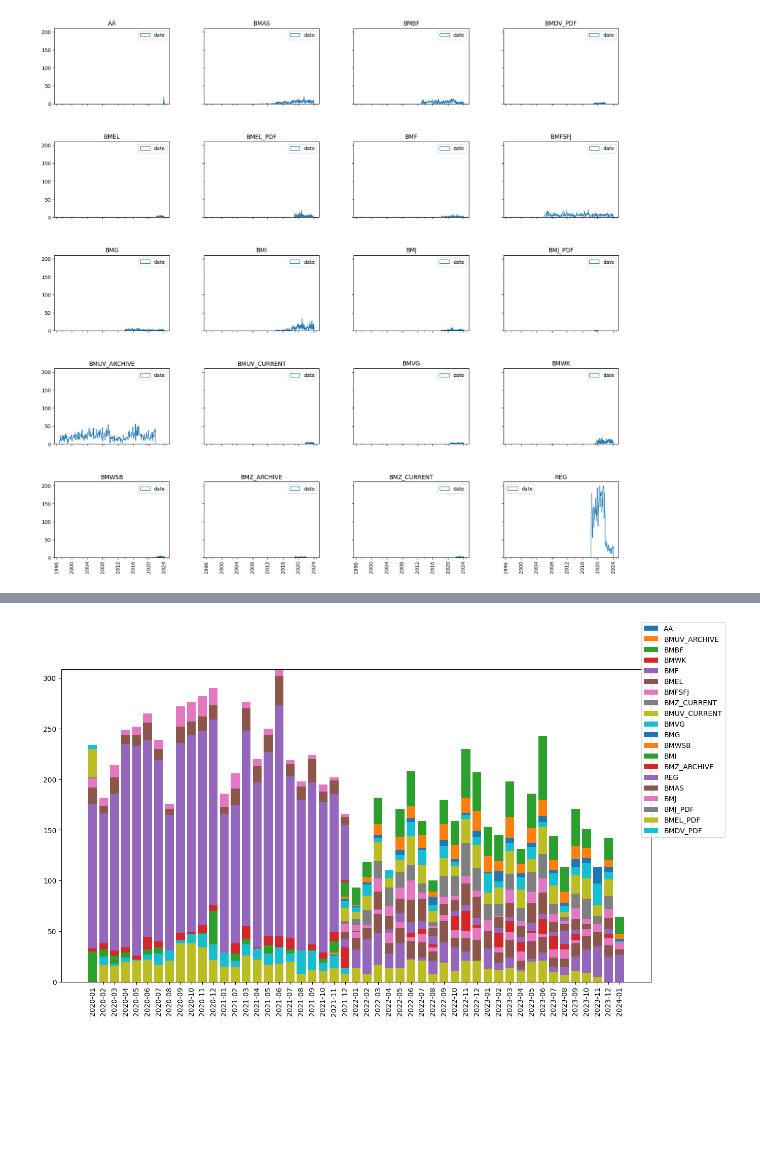
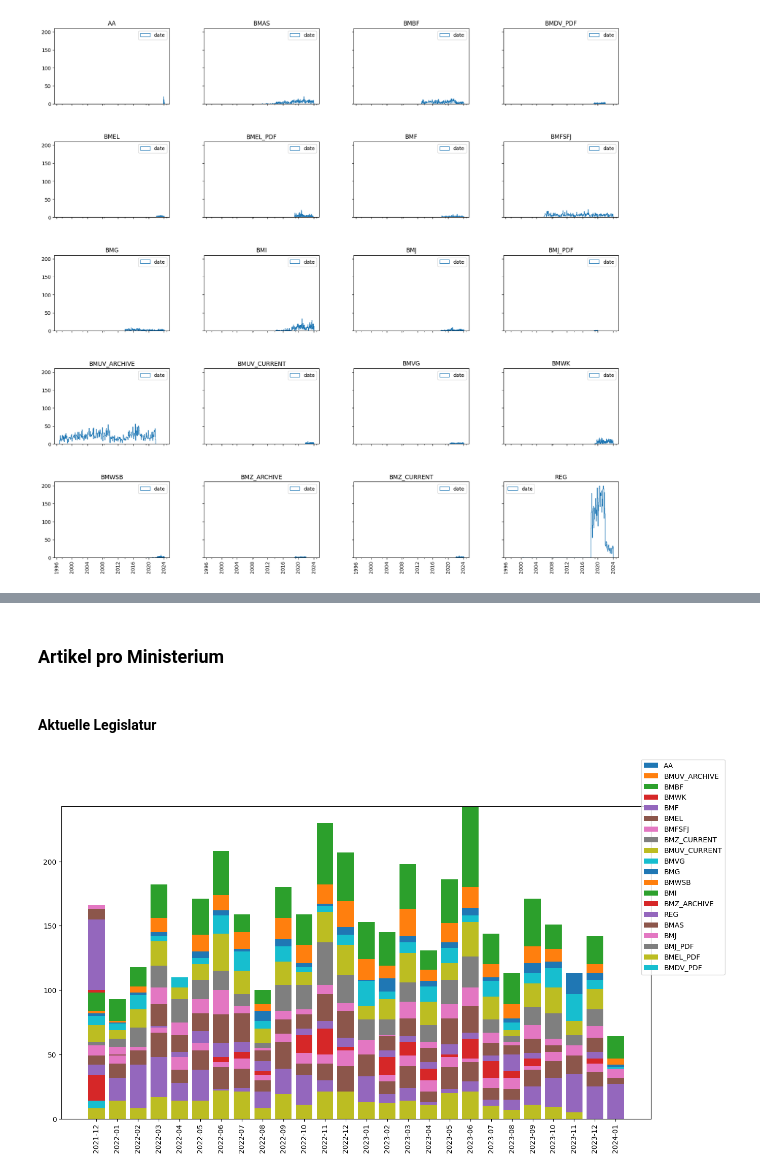
Before and after one commit to TimRepke/pressemeldungen, a Jupyter notebook: 02_Exploration/Overview.ipynb, the cells around one changed output, grey strips where cells are left out. Cells and saved outputs as stored; diff of their text form; code cells hidden in the pictures; blank space fills up the shorter version.

```diff
--- a/02_Exploration/Overview.ipynb
+++ b/02_Exploration/Overview.ipynb
@@ -92,0 +100,4 @@ dfc
+# %%
+# Filtering
+df['grp'] = [i.strftime('%Y-%m') if i else None for i in df['date']]
+dff = df[df['grp'] >= '2021-12']
@@ -155,0 +239,10 @@ cnts
+# %%
+df['grp'] = [i.strftime('%Y-%m') if i else None for i in df['date']]
+cnts = df.groupby('grp').count()
+
+plt.figure(figsize=(15, 6))
+plt.bar(cnts.index, cnts['ministry'], label='total')
+plt.bar(cnts.index, cnts['contains_klima'], label='klima')
+plt.legend()
+plt.xticks(rotation=90)
+plt.show()
@@ -156,17 +251,21 @@ cnts
+# %% [markdown]
+### Artikel pro Ministerium
+# %% [markdown]
+#### Aktuelle Legislatur
 # %%
 df['grp'] = [i.strftime('%Y-%m') if i else None for i in df['date']]
-basefilter = df['grp'] >= '2020-01'
+basefilter = df['grp'] >= '2021-12'
 fig = plt.figure(figsize=(15, 8))
 base = df[basefilter].groupby('grp').count()['ministry'] - df[basefilter].groupby('grp').count()['ministry']
 
 for m in df['ministry'].unique():
     cnts = df[basefilter & (df['ministry'] == m)].groupby('grp').count()
     bars = cnts['ministry'] + base - base
     plt.bar(bars.index, bars, label=m, bottom=base)
     base += cnts['ministry']
     base.replace({np.nan: 0, pd.NaT: 0}, inplace=True)
 plt.xticks(rotation=90)
 fig.legend(loc='outside right upper')
 plt.show(fig)
 # %% [output]
-[figure, old version]
+[figure, new version]
```
Also changed, not shown: parts of 17 cells of this notebook, 1 other file.
